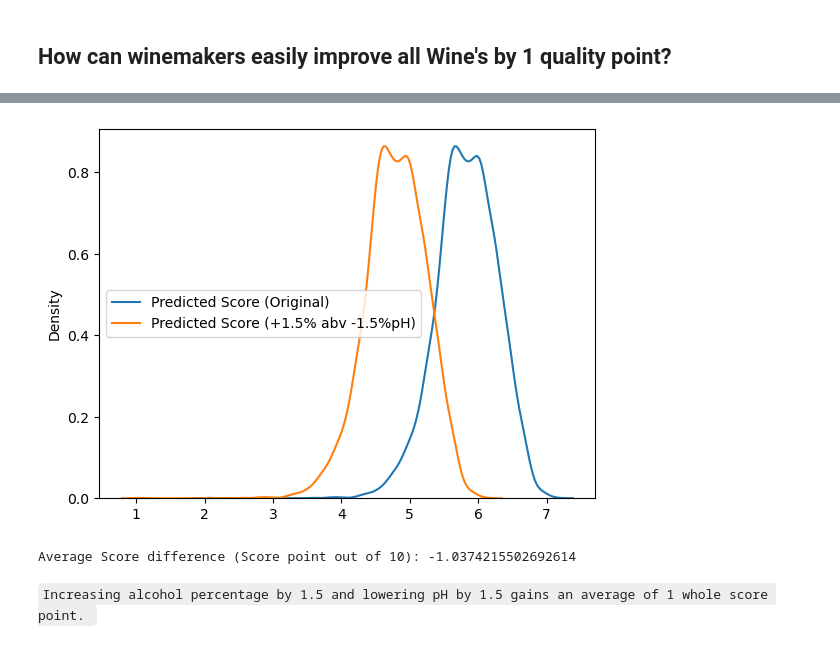
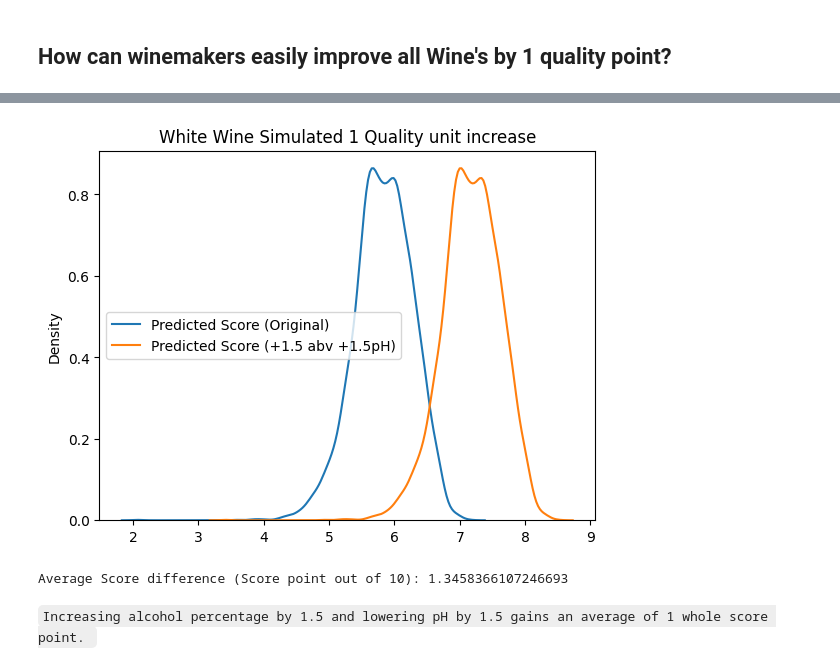
Before and after one commit to Triple-A-AAI520/AAI-520_Group3_Final_Project, a Jupyter notebook: JupyterNotebook/AAI-500_Team4_Final.ipynb, the cells around one changed output, grey strips where cells are left out. Drawn from its saved outputs; the diff is of its cells as text; code cells hidden in the pictures.

```diff
--- a/JupyterNotebook/AAI-500_Team4_Final.ipynb
+++ b/JupyterNotebook/AAI-500_Team4_Final.ipynb
@@ -445,8 +445,8 @@ Average Score difference (Score point out of 10): 1.1965024634216492
-# %%
-predict_simulated_best_wine_only_modify_pH_and_alcohol(wine_white, wine_white_cleaned_results)
-# %% [output]
-[figure, removed]
-Average Score difference (Score point out of 10): -1.0374215502692614
+# %%
+predict_simulated_best_wine_only_modify_pH_and_alcohol('White Wine', wine_white, wine_white_cleaned_results, 1.5, 1.5, "Predicted Score (+1.5 abv +1.5pH)")
+# %% [output]
+[figure, added]
+Average Score difference (Score point out of 10): 1.3458366107246693
 # %% [markdown]
 `
 Increasing alcohol percentage by 1.5 and lowering pH by 1.5 gains an average of 1 whole score point.
```
Also changed, not shown: parts of 18 cells of this notebook.
